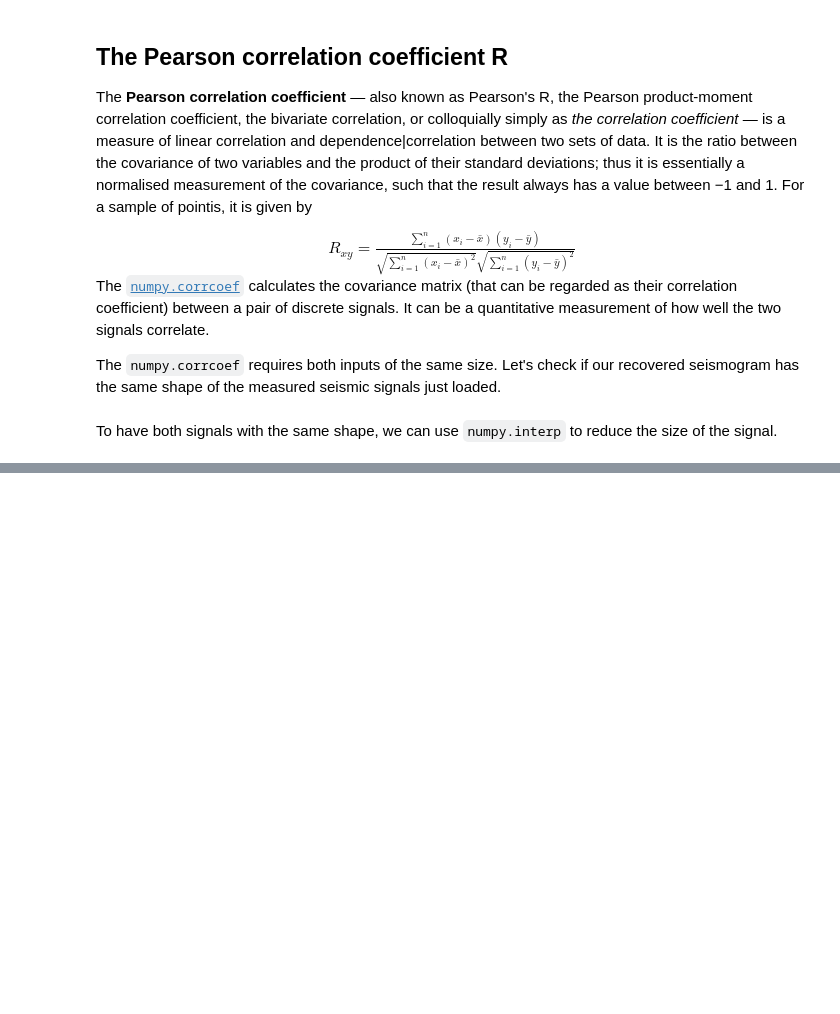
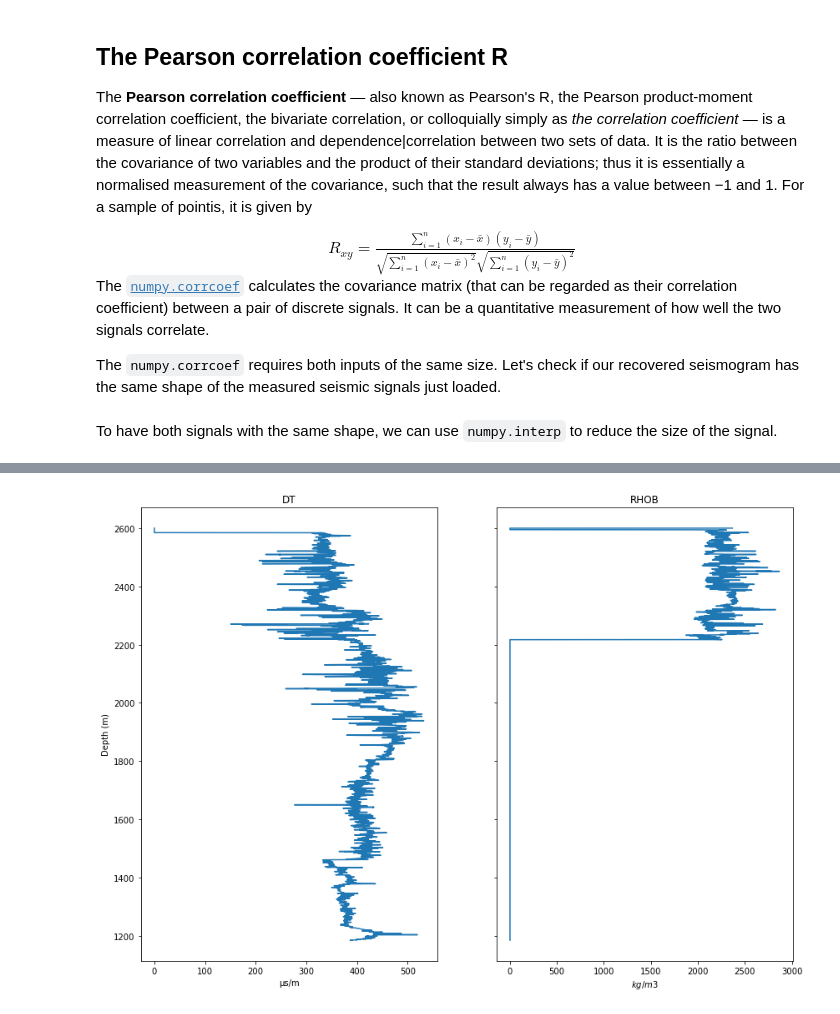
Before and after one commit to HackaGeo2021UFF/well-tie-challenge, a Jupyter notebook: notebooks/presentation.ipynb, the cells around one changed output, grey strips where cells are left out. Saved outputs shown, nothing was run; the diff lists cells and outputs as text; code cells hidden in the pictures; blank space fills up the shorter version.

```diff
--- a/notebooks/presentation.ipynb
+++ b/notebooks/presentation.ipynb
@@ -410,3 +386,22 @@ Now that the signals have the same size and are evaluated at the same positions
+# %%
+fig, axs = plt.subplots(1, 2, sharey=True, figsize = (14,10))
+
+axs[0].plot(data['well']['DT'], data['well'].index)
+axs[0].invert_yaxis()
+axs[0].set_title('DT')
+axs[0].set_xlabel('µs/m')
+
+axs[1].plot(data['well']['RHOB'], data['well'].index)
+axs[1].set_xlabel('$kg/m3$')
+axs[1].invert_yaxis()
+axs[1].set_title('RHOB')
+
+axs[0].set_ylabel('Depth (m)')
+
+plt.savefig('notebooks/img/results_ddom.png')
+plt.show()
+# %% [output]
+[figure, added]
 # %%
 # export data to Decision Workspace
 export_data(data, ui)
```
Also changed, not shown: parts of 46 cells of this notebook.
